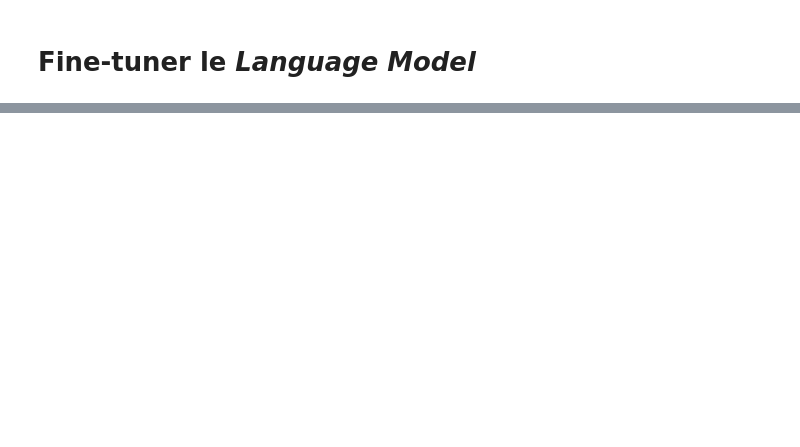
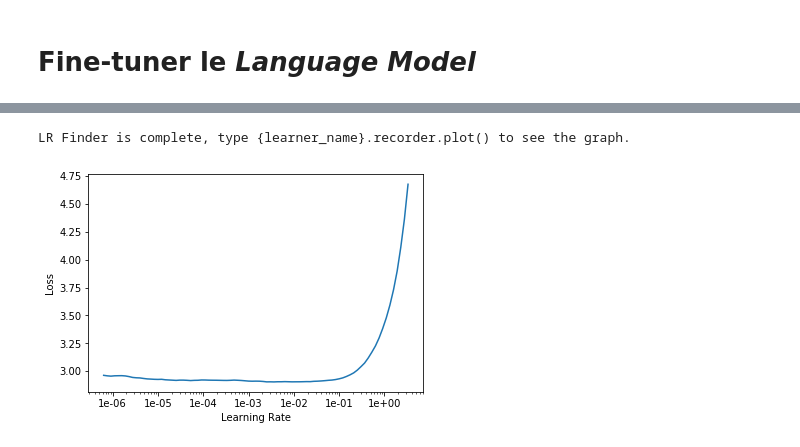
Before and after one commit to remiconnesson/vive-le-nlp, a Jupyter notebook: Petit tour d'essai.ipynb, the cells around one changed output, grey strips where cells are left out. Drawn from its saved outputs; the diff is of its cells as text; code cells hidden in the pictures; blank space fills up the shorter version.

```diff
--- a/Petit tour d'essai.ipynb
+++ b/Petit tour d'essai.ipynb
@@ -213,0 +253,2 @@ test_df.head()
+# %%
+learn.fit_one_cycle(2, 1e-2)
@@ -213,0 +262,6 @@ test_df.head()
+# %%
+learn.lr_find()
+learn.recorder.plot()
+# %% [output]
+LR Finder is complete, type {learner_name}.recorder.plot() to see the graph.
+[figure, added]
```
Also changed, not shown: parts of 48 cells of this notebook.
